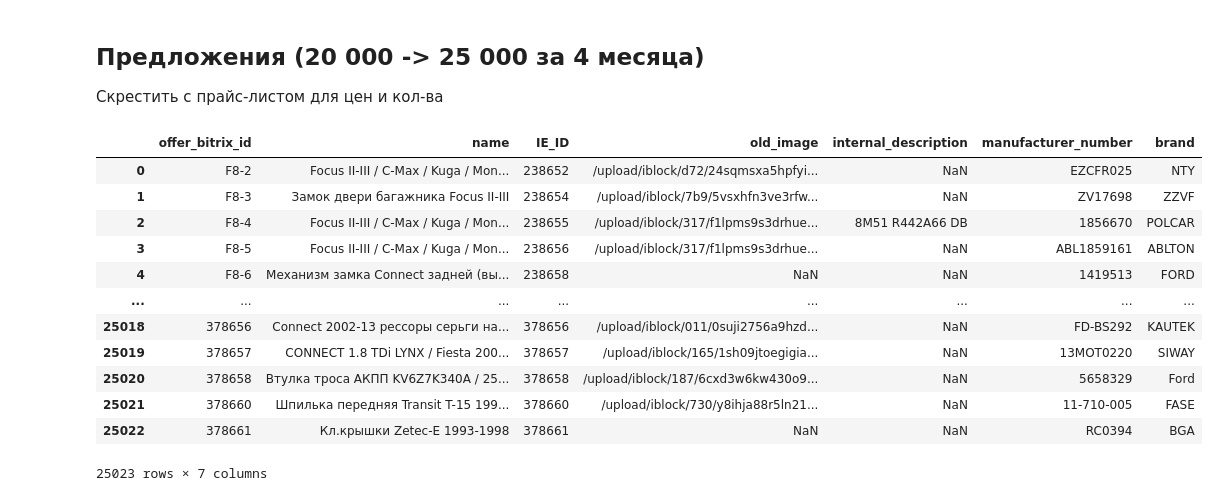
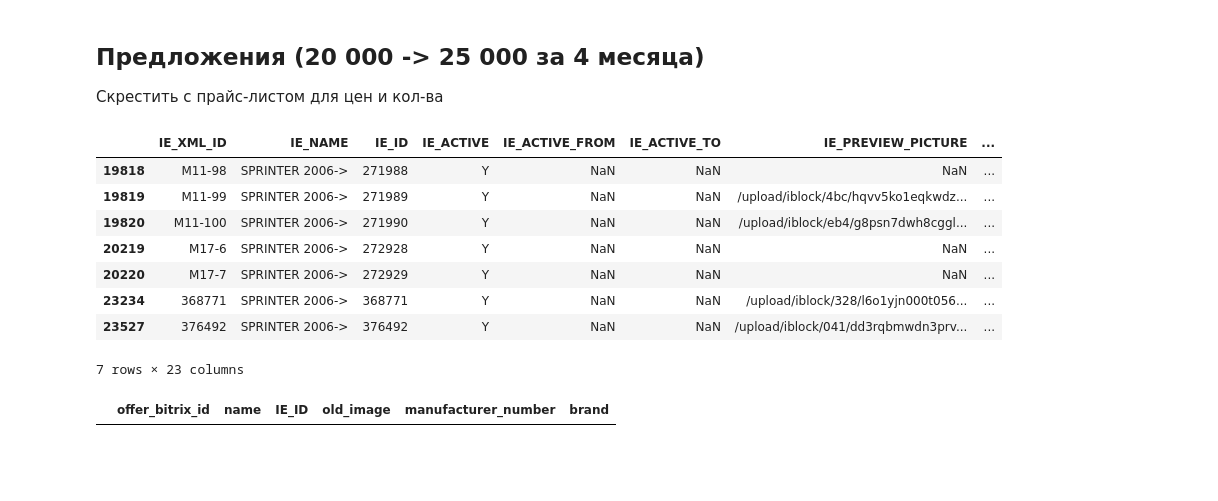
Before and after one commit to TCF-SOFT/be-tcf, a Jupyter notebook: tech/bitrix_migration/maigration.ipynb, the cells around one changed output. Saved outputs shown, nothing was run; the diff lists cells and outputs as text; code cells hidden in the pictures; blank space fills up the shorter version.

```diff
--- a/tech/bitrix_migration/maigration.ipynb
+++ b/tech/bitrix_migration/maigration.ipynb
@@ -71,6 +139,18 @@ Name: sub_category, Length: 291, dtype: object
 Скрестить с прайс-листом для цен и кол-ва
 # %%
 offers = pd.read_csv("data/offers.csv", sep=",")
+# %%
+offers[offers["IE_NAME"] == "SPRINTER 2006->"]
+# %% [output]
+|  | IE_XML_ID | IE_NAME | IE_ID | IE_ACTIVE | IE_ACTIVE_FROM | IE_ACTIVE_TO | IE_PREVIEW_PICTURE | ... |
+| 19818 | M11-98 | SPRINTER 2006-> | 271988 | Y | NaN | NaN | NaN | ... |
+| 19819 | M11-99 | SPRINTER 2006-> | 271989 | Y | NaN | NaN | /upload/iblock/4bc/hqvv5ko1eqkwdz... | ... |
+| 19820 | M11-100 | SPRINTER 2006-> | 271990 | Y | NaN | NaN | /upload/iblock/eb4/g8psn7dwh8cggl... | ... |
+| 20219 | M17-6 | SPRINTER 2006-> | 272928 | Y | NaN | NaN | NaN | ... |
+| 20220 | M17-7 | SPRINTER 2006-> | 272929 | Y | NaN | NaN | NaN | ... |
+| 23234 | 368771 | SPRINTER 2006-> | 368771 | Y | NaN | NaN | /upload/iblock/328/l6o1yjn000t056... | ... |
+| 23527 | 376492 | SPRINTER 2006-> | 376492 | Y | NaN | NaN | /upload/iblock/041/dd3rqbmwdn3prv... | ... |
+7 rows × 23 columns
 # %%
 offers = offers[
     [
@@ -78,7 +158,6 @@ offers = offers[
         "IE_NAME",
         "IE_ID",
         "IE_PREVIEW_PICTURE",
-        "IE_PREVIEW_TEXT",
         "IP_PROP661",
         "IP_PROP660",
     ]
@@ -90,24 +169,11 @@ offers = offers.rename(
         "IE_NAME": "name",
         "IE_ID": "IE_ID",
         "IE_PREVIEW_PICTURE": "old_image",
-        "IE_PREVIEW_TEXT": "internal_description",
         "IP_PROP661": "manufacturer_number",
         "IP_PROP660": "brand",
     }
 )
 # %%
-offers
+offers[offers["IE_ID"] == "F18-1777"]
 # %% [output]
-|  | offer_bitrix_id | name | IE_ID | old_image | internal_description | manufacturer_number | brand |
-| 0 | F8-2 | Focus II-III / C-Max / Kuga / Mon... | 238652 | /upload/iblock/d72/24sqmsxa5hpfyi... | NaN | EZCFR025 | NTY |
-| 1 | F8-3 | Замок двери багажника Focus II-III | 238654 | /upload/iblock/7b9/5vsxhfn3ve3rfw... | NaN | ZV17698 | ZZVF |
-| 2 | F8-4 | Focus II-III / C-Max / Kuga / Mon... | 238655 | /upload/iblock/317/f1lpms9s3drhue... | 8M51 R442A66 DB | 1856670 | POLCAR |
-| 3 | F8-5 | Focus II-III / C-Max / Kuga / Mon... | 238656 | /upload/iblock/317/f1lpms9s3drhue... | NaN | ABL1859161 | ABLTON |
-| 4 | F8-6 | Механизм замка Connect задней (вы... | 238658 | NaN | NaN | 1419513 | FORD |
-| ... | ... | ... | ... | ... | ... | ... | ... |
-| 25018 | 378656 | Connect 2002-13 рессоры серьги на... | 378656 | /upload/iblock/011/0suji2756a9hzd... | NaN | FD-BS292 | KAUTEK |
-| 25019 | 378657 | CONNECT 1.8 TDi LYNX / Fiesta 200... | 378657 | /upload/iblock/165/1sh09jtoegigia... | NaN | 13MOT0220 | SIWAY |
-| 25020 | 378658 | Втулка троса АКПП KV6Z7K340A / 25... | 378658 | /upload/iblock/187/6cxd3w6kw430o9... | NaN | 5658329 | Ford |
-| 25021 | 378660 | Шпилька передняя Transit T-15 199... | 378660 | /upload/iblock/730/y8ihja88r5ln21... | NaN | 11-710-005 | FASE |
-| 25022 | 378661 | Кл.крышки Zetec-E 1993-1998 | 378661 | NaN | NaN | RC0394 | BGA |
+|  | offer_bitrix_id | name | IE_ID | old_image | manufacturer_number | brand |
-25023 rows × 7 columns
```
Also changed, not shown: parts of 25 cells of this notebook, 5 other files.
